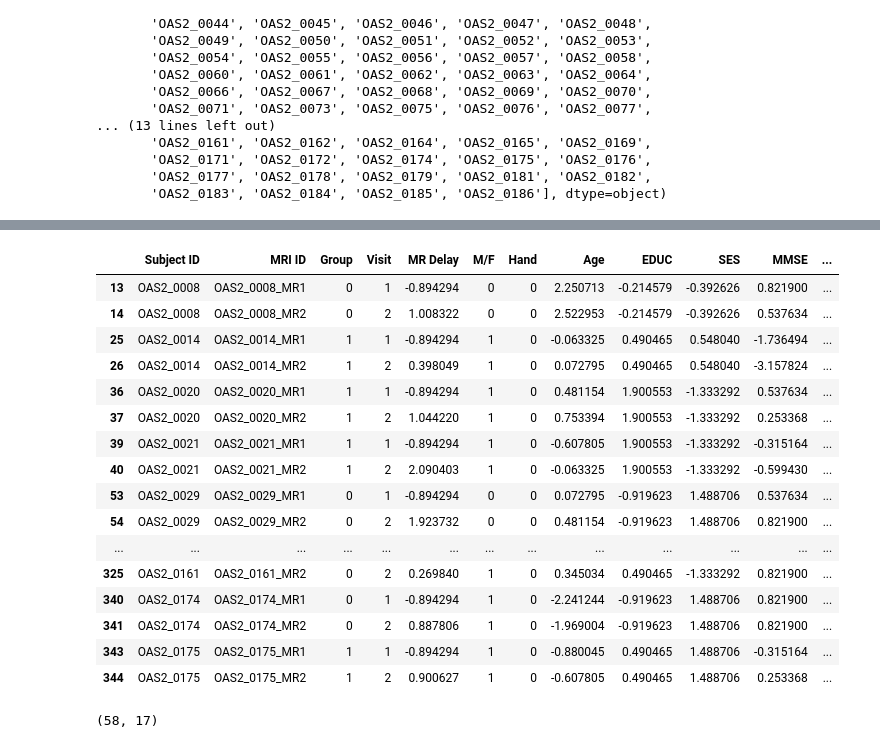
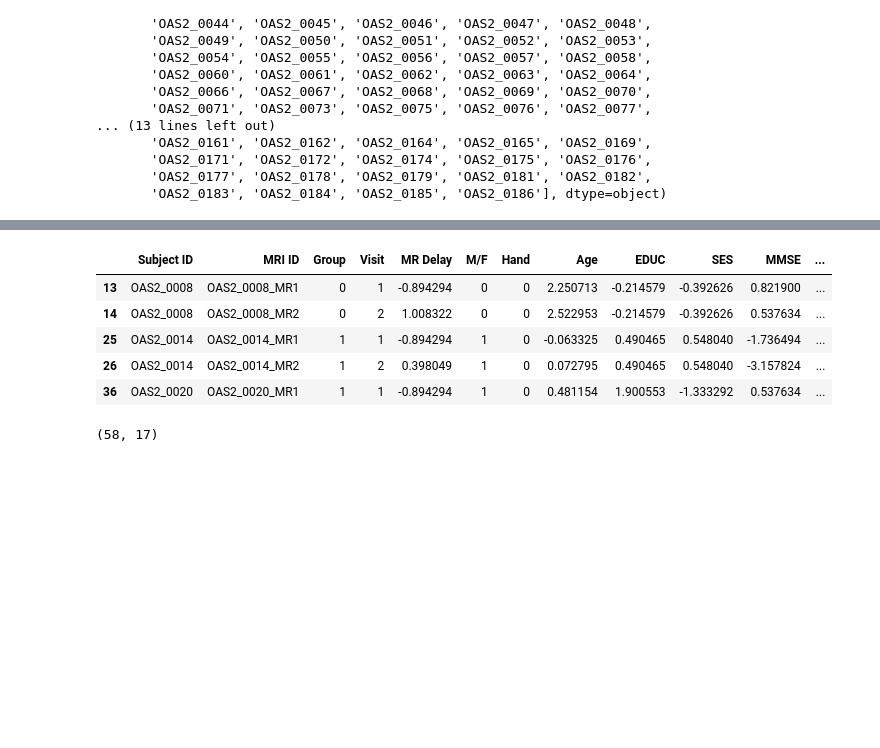
Before and after one commit to ichzann/MRI_and_Alzheimers, a Jupyter notebook: data_prep.ipynb, the cells around one changed output, grey strips where cells are left out. Drawn from its saved outputs; the diff is of its cells as text; code cells hidden in the pictures; blank space fills up the shorter version.

```diff
--- a/data_prep.ipynb
+++ b/data_prep.ipynb
@@ -84,21 +80,0 @@ scaled_data.shape
-# %%
-from sklearn.decomposition import PCA
-import matplotlib.pyplot as plt
-import seaborn as sns
-
-pca =PCA(n_components=2)
-pca_res = pca.fit_transform(scaled_data)
-
-
-df_pca = pd.DataFrame(data = pca_res, columns= ["PC1", "PC2"], index=df_visit_1.index)
-df_pca["Status"] = df_visit_1["Group"].values
-
-# visualise
-
-plt.figure(figsize=(10, 7))
-sns.scatterplot(x='PC1', y='PC2', hue='Status', data=df_pca, palette='viridis', alpha=0.7)
-plt.title('PCA: Patienten-Cluster bei Besuch 1')
-plt.xlabel(f'PC1 ({pca.explained_variance_ratio_[0]*100:.1f}% Varianz)')
-plt.ylabel(f'PC2 ({pca.explained_variance_ratio_[1]*100:.1f}% Varianz)')
-plt.grid(True)
-plt.show()
@@ -511,31 +255,20 @@ def scale_data_PCA(df, n):
 df_train = scale_data_PCA(df_train,1)
 df_test = scale_data_PCA(df_test,2)
 # %%
-features_lstm = ["MR Delay",	"Age"	,"EDUC"	,"SES"	,"MMSE"	,"CDR"	,"eTIV"	,"nWBV"	,"ASF"]
+features_lstm = ["MR Delay",	"Age"	,"EDUC"	,"SES"	,"MMSE"	,"eTIV"	,"nWBV"	,"ASF"]
 import joblib
 df_train[features_lstm] = scaler.fit_transform(df_train[features_lstm])
 df_test[features_lstm] = scaler.transform(df_test[features_lstm])
 joblib.dump(scaler, "alz_scaler.save")
 
-df_test
+df_test.head()
 # %% [output]
 |  | Subject ID | MRI ID | Group | Visit | MR Delay | M/F | Hand | Age | EDUC | SES | MMSE | ... |
 | 13 | OAS2_0008 | OAS2_0008_MR1 | 0 | 1 | -0.894294 | 0 | 0 | 2.250713 | -0.214579 | -0.392626 | 0.821900 | ... |
 | 14 | OAS2_0008 | OAS2_0008_MR2 | 0 | 2 | 1.008322 | 0 | 0 | 2.522953 | -0.214579 | -0.392626 | 0.537634 | ... |
 | 25 | OAS2_0014 | OAS2_0014_MR1 | 1 | 1 | -0.894294 | 1 | 0 | -0.063325 | 0.490465 | 0.548040 | -1.736494 | ... |
 | 26 | OAS2_0014 | OAS2_0014_MR2 | 1 | 2 | 0.398049 | 1 | 0 | 0.072795 | 0.490465 | 0.548040 | -3.157824 | ... |
 | 36 | OAS2_0020 | OAS2_0020_MR1 | 1 | 1 | -0.894294 | 1 | 0 | 0.481154 | 1.900553 | -1.333292 | 0.537634 | ... |
-| 37 | OAS2_0020 | OAS2_0020_MR2 | 1 | 2 | 1.044220 | 1 | 0 | 0.753394 | 1.900553 | -1.333292 | 0.253368 | ... |
-| 39 | OAS2_0021 | OAS2_0021_MR1 | 1 | 1 | -0.894294 | 1 | 0 | -0.607805 | 1.900553 | -1.333292 | -0.315164 | ... |
-| 40 | OAS2_0021 | OAS2_0021_MR2 | 1 | 2 | 2.090403 | 1 | 0 | -0.063325 | 1.900553 | -1.333292 | -0.599430 | ... |
-| 53 | OAS2_0029 | OAS2_0029_MR1 | 0 | 1 | -0.894294 | 0 | 0 | 0.072795 | -0.919623 | 1.488706 | 0.537634 | ... |
-| 54 | OAS2_0029 | OAS2_0029_MR2 | 0 | 2 | 1.923732 | 0 | 0 | 0.481154 | -0.919623 | 1.488706 | 0.821900 | ... |
-| ... | ... | ... | ... | ... | ... | ... | ... | ... | ... | ... | ... | ... |
-| 325 | OAS2_0161 | OAS2_0161_MR2 | 0 | 2 | 0.269840 | 1 | 0 | 0.345034 | 0.490465 | -1.333292 | 0.821900 | ... |
-| 340 | OAS2_0174 | OAS2_0174_MR1 | 0 | 1 | -0.894294 | 1 | 0 | -2.241244 | -0.919623 | 1.488706 | 0.821900 | ... |
-| 341 | OAS2_0174 | OAS2_0174_MR2 | 0 | 2 | 0.887806 | 1 | 0 | -1.969004 | -0.919623 | 1.488706 | 0.821900 | ... |
-| 343 | OAS2_0175 | OAS2_0175_MR1 | 1 | 1 | -0.894294 | 1 | 0 | -0.880045 | 0.490465 | 1.488706 | -0.315164 | ... |
-| 344 | OAS2_0175 | OAS2_0175_MR2 | 1 | 2 | 0.900627 | 1 | 0 | -0.607805 | 0.490465 | 1.488706 | 0.253368 | ... |
 # %%
 def reshape_dim(df, features, n_visit):
     n_id = df["Subject ID"].nunique()
```
Also changed, not shown: parts of 57 cells of this notebook, 4 other files.
